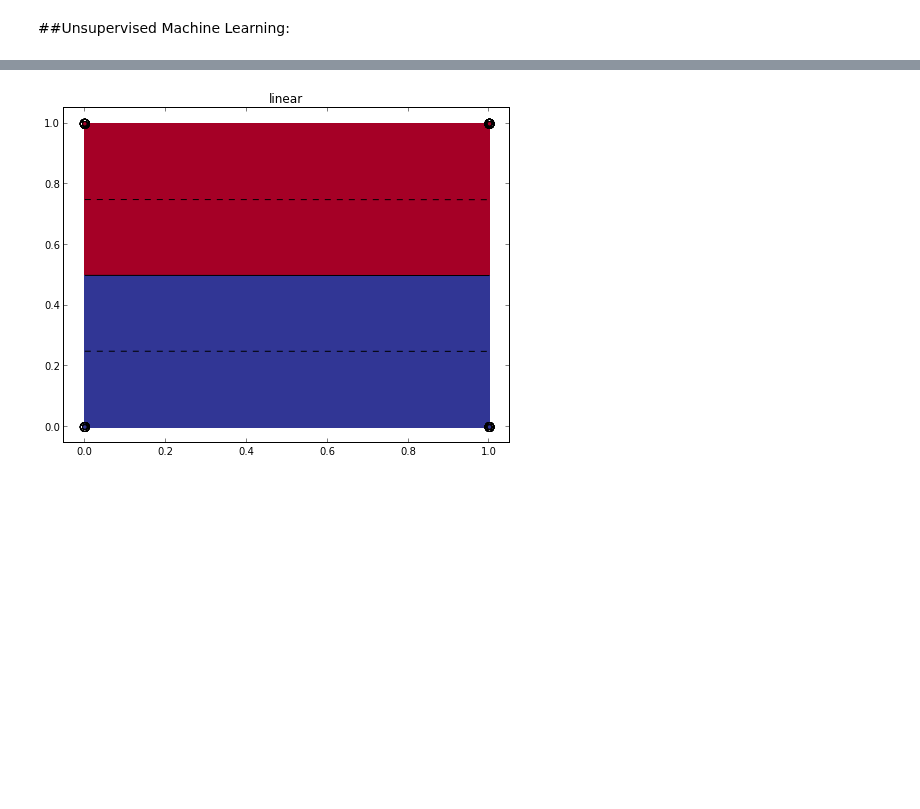
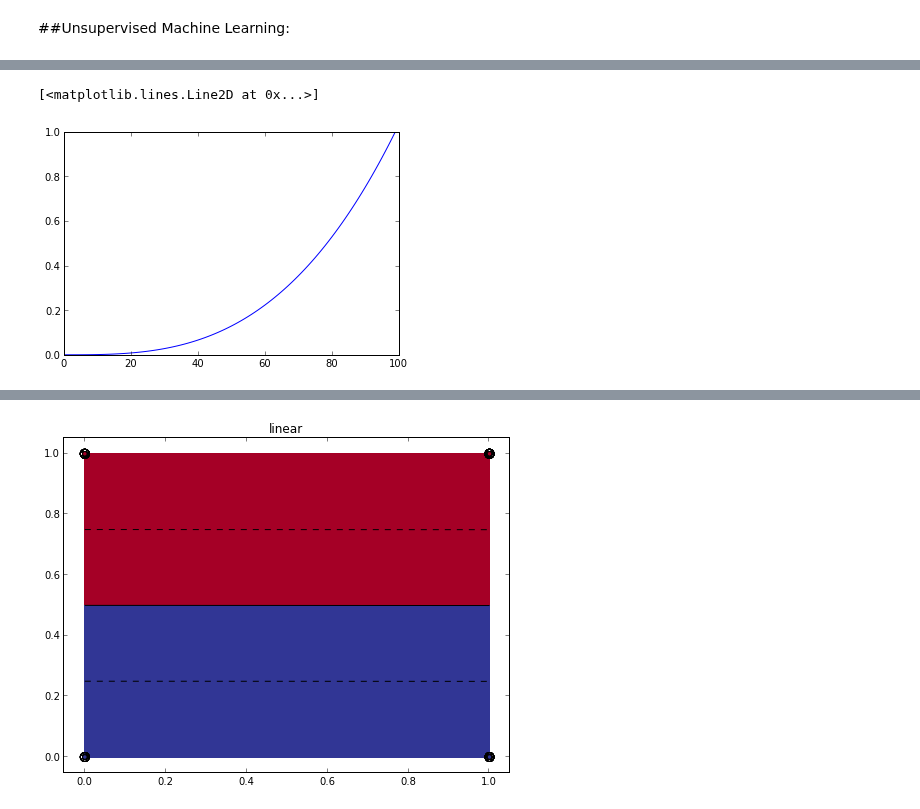
Before and after one commit to agconti/kaggle-titanic, a Jupyter notebook: Titanic.ipynb, the cells around one changed output, grey strips where cells are left out. Drawn from its saved outputs; the diff is of its cells as text; code cells hidden in the pictures; blank space fills up the shorter version.

Commit message:
finished rough draft of narrative and plotting

```diff
--- a/Titanic.ipynb
+++ b/Titanic.ipynb
@@ -473,3 +474,8 @@ Here its obvous that this is not linear. If used it as an equation for our logit
 That looks linear to me.
 
 This process of transforming modeles so that they can be better expressed in a diffrent mathematical plain is exactly what the Support Vector Machine does for us. The math behind how it does that is not trival, so if your intrested; put on your reading glasses and head over [here](http://dustwell.com/PastWork/IntroToSVM.pdf). Below is the proces of implementing a SVM model and examing the results after the the SVM transforms our equation into three diffrent mathematical plains. The first is linear, and is similar to our logic model. Next is an exponteial, polynomial, transformation and finannly a blank transformation.
+# %%
+plot(np.power(np.linspace(0,1,100), np.repeat(3, 100)))
+# %% [output]
+[<matplotlib.lines.Line2D at 0x...>]
+[figure, added]
```
Also changed, not shown: parts of 6 cells of this notebook.
